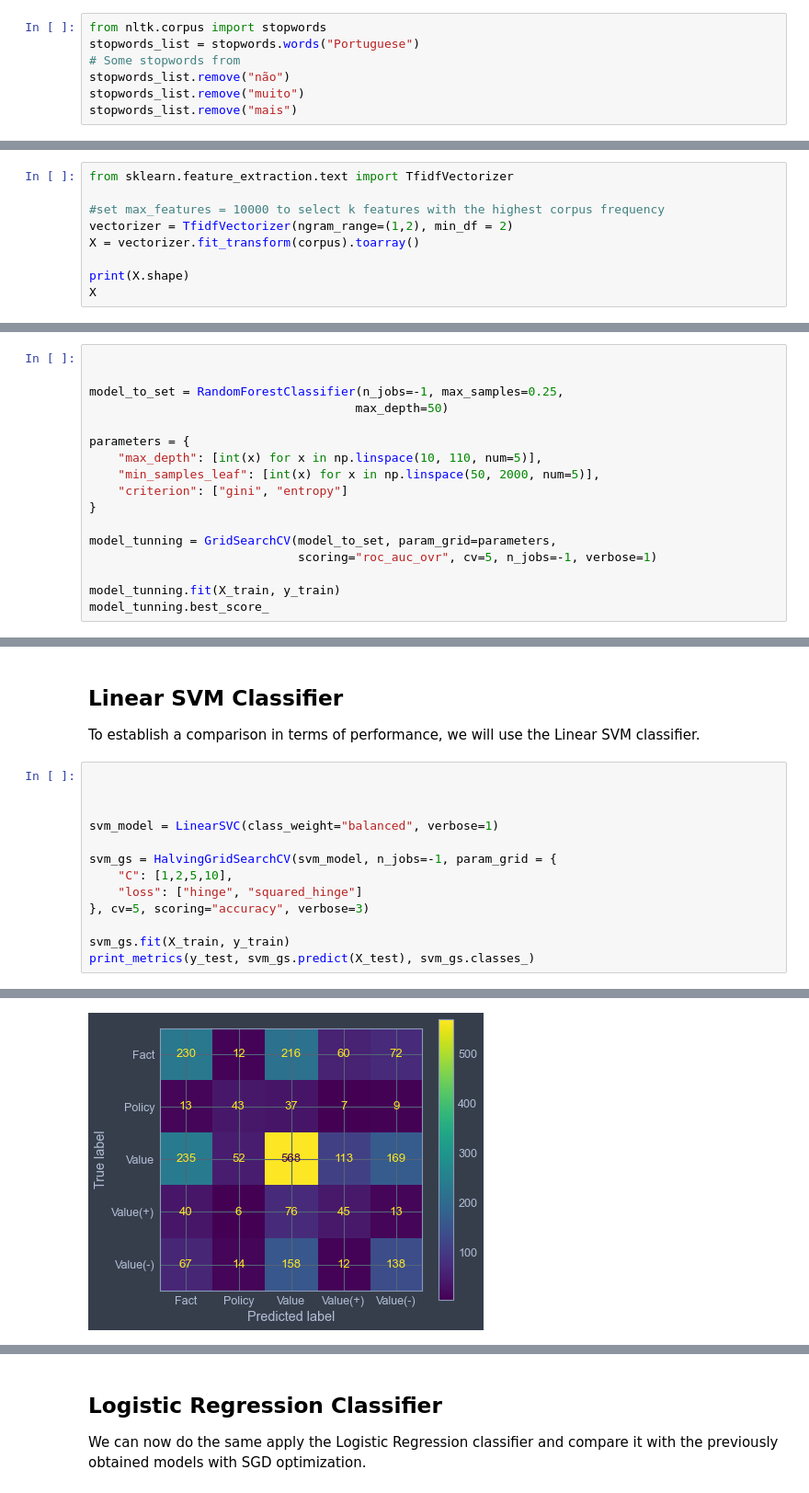
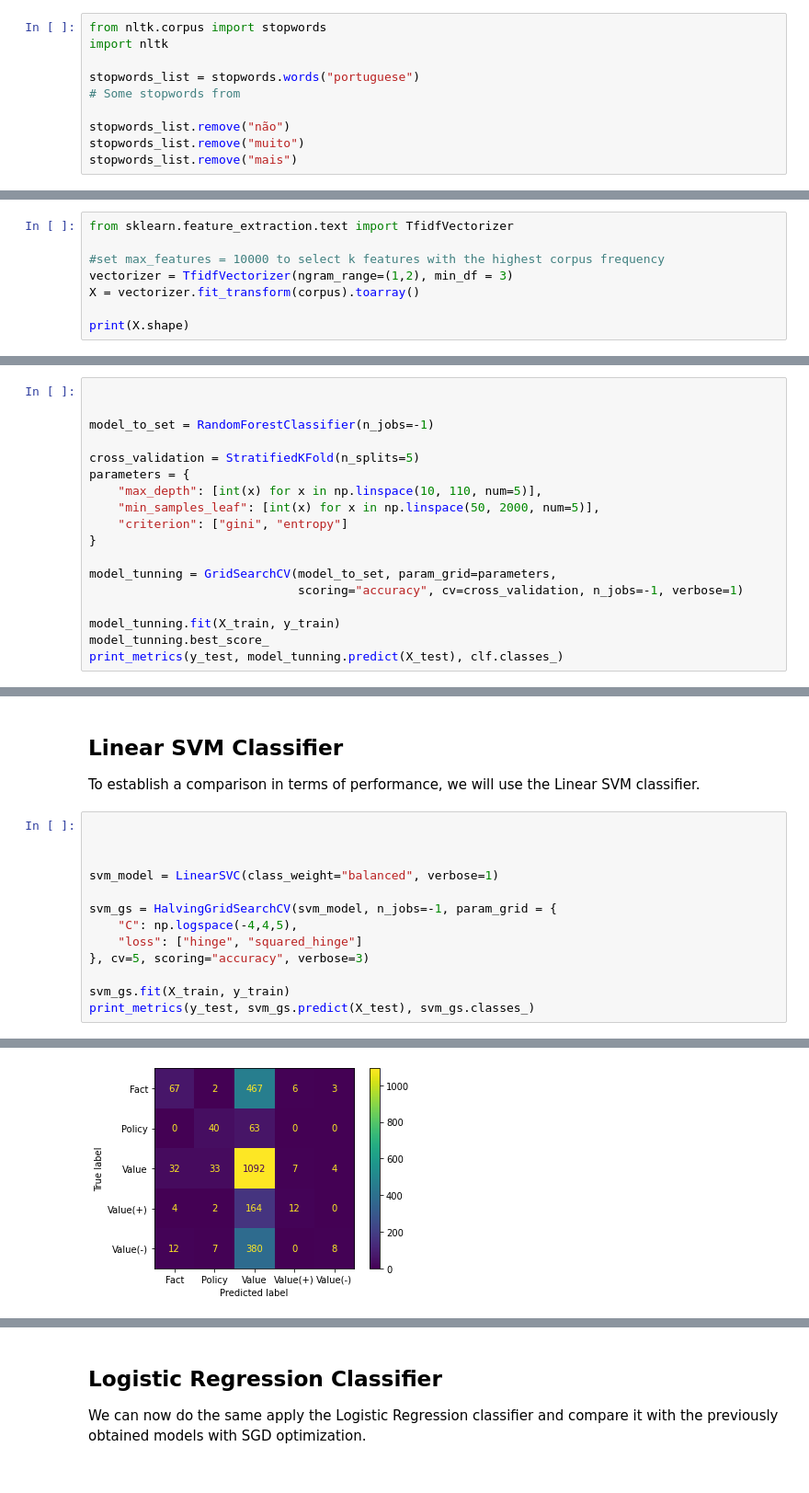
Before and after one commit to Caio-Nogueira/FEUP-PLN, a Jupyter notebook: assignment1.ipynb, the cells around one changed output, grey strips where cells are left out. Shown at 92% size. Saved outputs shown, nothing was run; the diff lists cells and outputs as text.

```diff
--- a/assignment1.ipynb
+++ b/assignment1.ipynb
@@ -157,8 +157,11 @@ We managed to reduce the amount of rows in the dataframe -> some of them had rep
 Some stopwords from `nltk` should not be ignored by the model, as they have correlation with the label.
 # %%
 from nltk.corpus import stopwords
-stopwords_list = stopwords.words("Portuguese")
+import nltk
+
+stopwords_list = stopwords.words("portuguese")
 # Some stopwords from
+
 stopwords_list.remove("não")
 stopwords_list.remove("muito")
 stopwords_list.remove("mais")
@@ -188,8 +239,7 @@ We need to transform the corpus into a collection that can be handled by a machi
 from sklearn.feature_extraction.text import TfidfVectorizer
 
 #set max_features = 10000 to select k features with the highest corpus frequency
-vectorizer = TfidfVectorizer(ngram_range=(1,2), min_df = 2)
+vectorizer = TfidfVectorizer(ngram_range=(1,2), min_df = 3)
 X = vectorizer.fit_transform(corpus).toarray()
 
 print(X.shape)
-X
@@ -325,9 +364,9 @@ Since some classifiers like SVM and Logistic Regression cannot handle multi-clas
 # %%
 
 
-model_to_set = RandomForestClassifier(n_jobs=-1, max_samples=0.25,
-                                     max_depth=50)
+model_to_set = RandomForestClassifier(n_jobs=-1)
 
+cross_validation = StratifiedKFold(n_splits=5)
 parameters = {
     "max_depth": [int(x) for x in np.linspace(10, 110, num=5)],
     "min_samples_leaf": [int(x) for x in np.linspace(50, 2000, num=5)],
@@ -335,7 +374,8 @@ parameters = {
 }
 
 model_tunning = GridSearchCV(model_to_set, param_grid=parameters,
-                             scoring="roc_auc_ovr", cv=5, n_jobs=-1, verbose=1)
+                             scoring="accuracy", cv=cross_validation, n_jobs=-1, verbose=1)
 
 model_tunning.fit(X_train, y_train)
 model_tunning.best_score_
+print_metrics(y_test, model_tunning.predict(X_test), clf.classes_)
@@ -407,7 +457,7 @@ To establish a comparison in terms of performance, we will use the Linear SVM cl
 svm_model = LinearSVC(class_weight="balanced", verbose=1)
 
 svm_gs = HalvingGridSearchCV(svm_model, n_jobs=-1, param_grid = {
-    "C": [1,2,5,10],
+    "C": np.logspace(-4,4,5),
     "loss": ["hinge", "squared_hinge"]
 }, cv=5, scoring="accuracy", verbose=3)
 
@@ -435,2 +484,2 @@ Fitting 5 folds for each of 3 candidates, totalling 15 fits
-[figure, old version]
+[figure, new version]
 |  | Precision | Recall | F1 |
```
Also changed, not shown: parts of 11 cells of this notebook.
